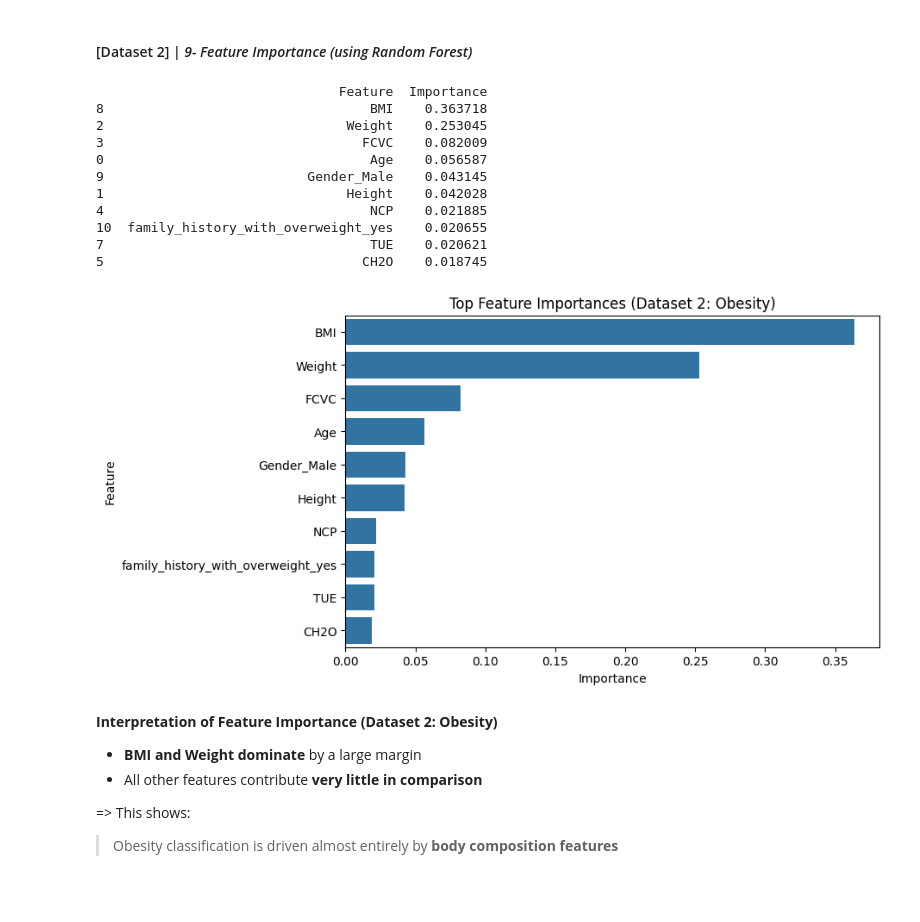
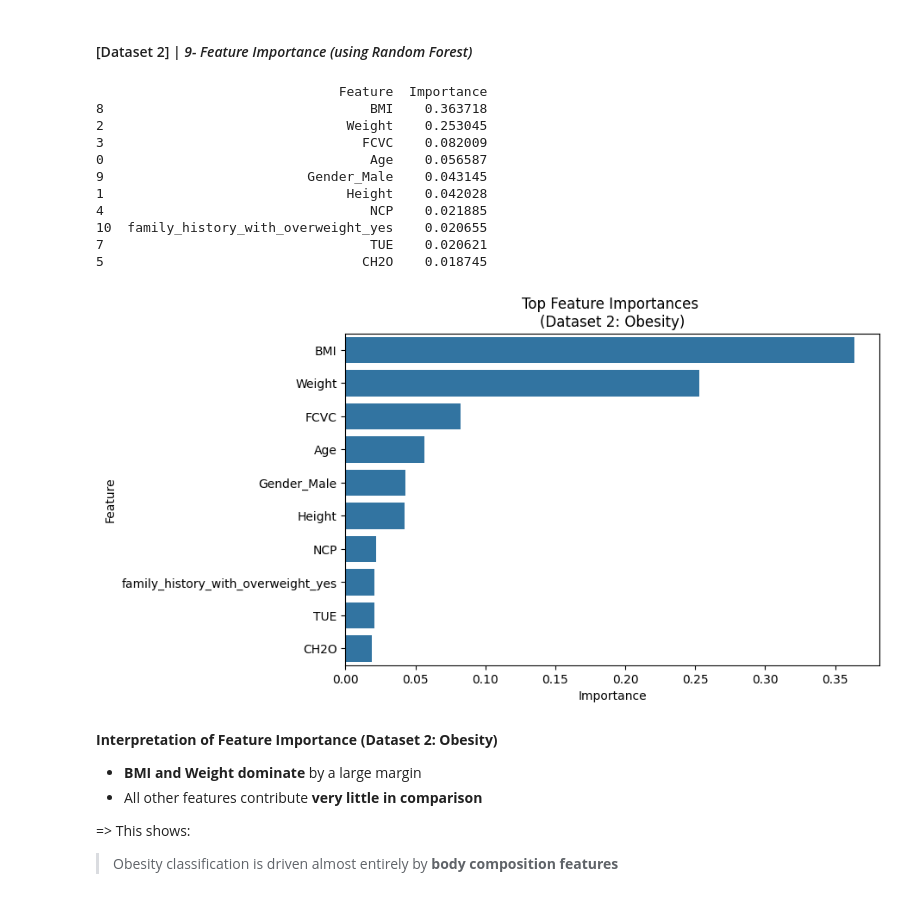
Before and after one commit to jasser-dh/Module-B-semester-2, a Jupyter notebook: OMDS-ModB2-Week11-Dhaouadi-Jasser.ipynb, the cells around one changed output. Saved outputs shown, nothing was run; the diff lists cells and outputs as text; code cells hidden in the pictures.

```diff
--- a/OMDS-ModB2-Week11-Dhaouadi-Jasser.ipynb
+++ b/OMDS-ModB2-Week11-Dhaouadi-Jasser.ipynb
@@ -984,35 +984,35 @@ X_train, X_test, y_train, y_test = train_test_split(
 # -----------------------------
 params = {'max_depth': 14, 'min_samples_leaf': 1, 'min_samples_split': 5, 'n_estimators': 129, "random_state":0, "n_jobs":-1}
 rf = RandomForestClassifier(**params)
 rf.fit(X_train, y_train)
 
 importances = rf.feature_importances_
 
 feature_importance_df = pd.DataFrame({
     "Feature": X_encoded.columns,
     "Importance": importances
 }).sort_values(by="Importance", ascending=False)
 
 print(feature_importance_df.head(10))
 
 # Plot
 plt.figure(figsize=(8,5))
 sns.barplot(data=feature_importance_df.head(10), x="Importance", y="Feature")
-plt.title("Top Feature Importances (Dataset 2: Obesity)")
+plt.title("Top Feature Importances \n(Dataset 2: Obesity)")
 plt.show()
 # %% [output]
                                Feature  Importance
 8                                  BMI    0.363718
 2                               Weight    0.253045
 3                                 FCVC    0.082009
 0                                  Age    0.056587
 9                          Gender_Male    0.043145
 1                               Height    0.042028
 4                                  NCP    0.021885
 10  family_history_with_overweight_yes    0.020655
 7                                  TUE    0.020621
 5                                 CH2O    0.018745
-[figure, old version]
+[figure, new version]
 # %% [markdown]
 **Interpretation of Feature Importance (Dataset 2: Obesity)**
 
```
Also changed, not shown: parts of 1 cell of this notebook.
